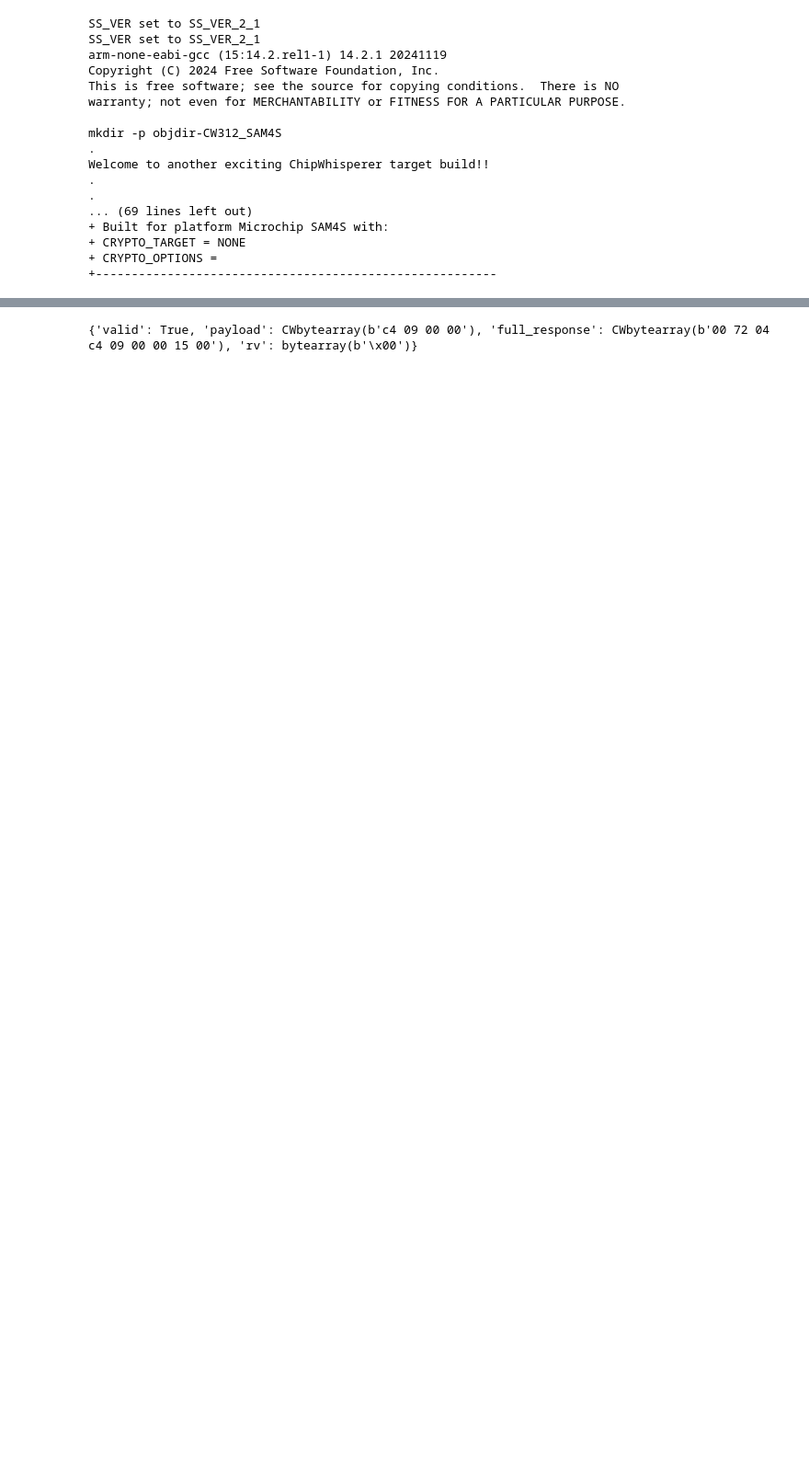
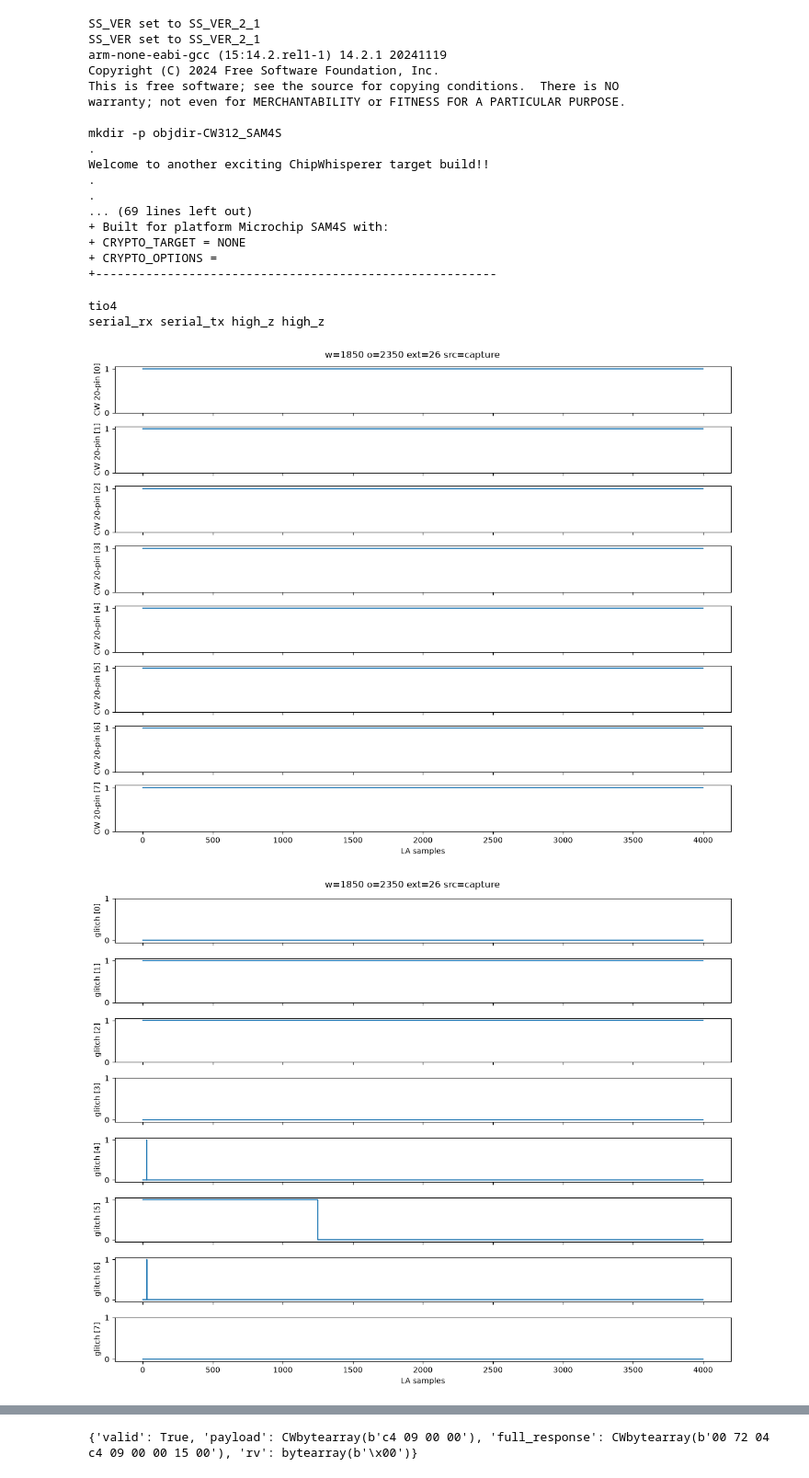
Before and after one commit to peter-hoch/chipwhisperer-jupyter, a Jupyter notebook: courses/fault101/Fault 2_1 - Introduction to Voltage Glitching.ipynb, the cells around one changed output, grey strips where cells are left out. Shown at 92% size. Drawn from its saved outputs; the diff is of its cells as text; code cells hidden in the pictures; blank space fills up the shorter version.

```diff
--- a/courses/fault101/Fault 2_1 - Introduction to Voltage Glitching.ipynb
+++ b/courses/fault101/Fault 2_1 - Introduction to Voltage Glitching.ipynb
@@ -120,0 +151,67 @@ if SS_VER=="SS_VER_2_1":
+# %%
+# Work out the trigger line from your own setup
+# Your ext_single trigger comes from the trigger pins. Check which pins it uses:
+print(scope.trigger.triggers)   # e.g. 'tio4'
+print(scope.io.tio1, scope.io.tio2, scope.io.tio3, scope.io.tio4)
+# %% [output]
+tio4
+serial_rx serial_tx high_z high_z
+# %%
+import numpy as np
+import matplotlib.pyplot as plt
+import struct
+
+
+def visualize_glitch(width, offset, ext_offset, group='CW 20-pin', depth=4000,
+                     source='capture'):
+    scope.glitch.trigger_src = "ext_single"
+    scope.glitch.width = width
+    scope.glitch.offset = offset
+    scope.glitch.ext_offset = ext_offset
+
+    scope.LA.enabled = True
+    scope.LA.capture_group = group
+    scope.LA.capture_depth = depth
+    scope.LA.oversampling_factor = 1
+    scope.LA.trigger_source = source
+
+    reboot_flush()
+    target.flush()
+    scope.LA.arm()          # needed in your build
+    scope.arm()
+    target.simpleserial_write("g", bytearray([]))
+    timed_out = scope.capture()
+    scope.io.vglitch_reset()
+
+    if timed_out or scope.LA.fifo_empty():
+        print("no data", timed_out, scope.LA.errors)
+        scope.LA.enabled = False
+        return
+
+    raw = scope.LA.read_capture_data()
+    sigs = {}
+    for i in range(8):
+        try:
+            sigs[i] = scope.LA.extract(raw, i)
+        except Exception:
+            break
+    scope.LA.enabled = False
+
+    fig, axes = plt.subplots(len(sigs), 1, figsize=(12, 1.2 * len(sigs)), sharex=True)
+    for ax, (i, s) in zip(np.atleast_1d(axes), sigs.items()):
+        ax.step(range(len(s)), s, where='post')
+        ax.set_ylabel(f"{group} [{i}]")
+        ax.set_yticks([0, 1])
+    axes[-1].set_xlabel("LA samples")
+    plt.suptitle(f"w={width} o={offset} ext={ext_offset} src={source}")
+    plt.tight_layout()
+    plt.show()
+
+# use values from a printed success, not whatever the sweep left behind
+w, o, e = 0.0, 0.0, 0   # <- replace
+w, o, e = scope.glitch.width, scope.glitch.offset, scope.glitch.ext_offset
+visualize_glitch(w, o, e, group='CW 20-pin')
+visualize_glitch(w, o, e, group='glitch')
+# %% [output]
+[figure, added]
+[figure, added]
```
Also changed, not shown: parts of 14 cells of this notebook.
